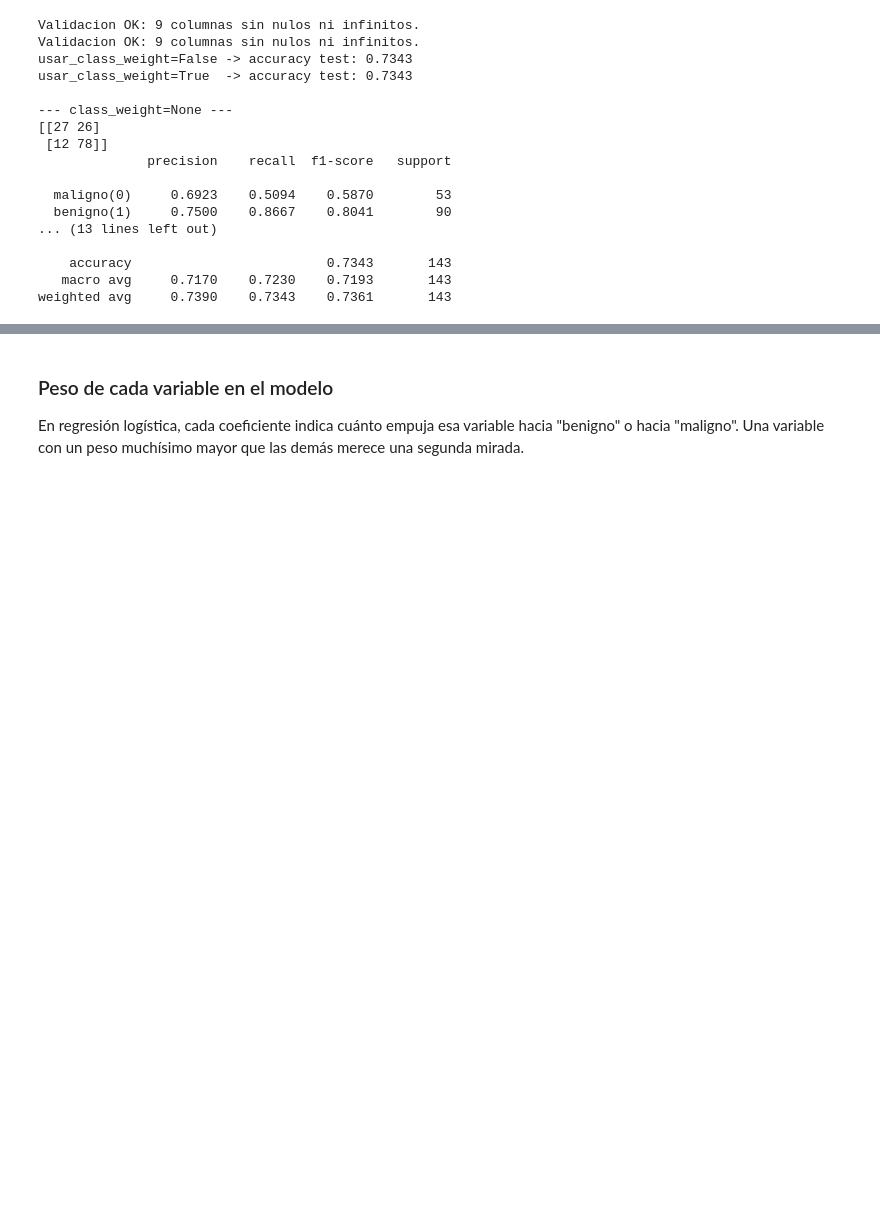
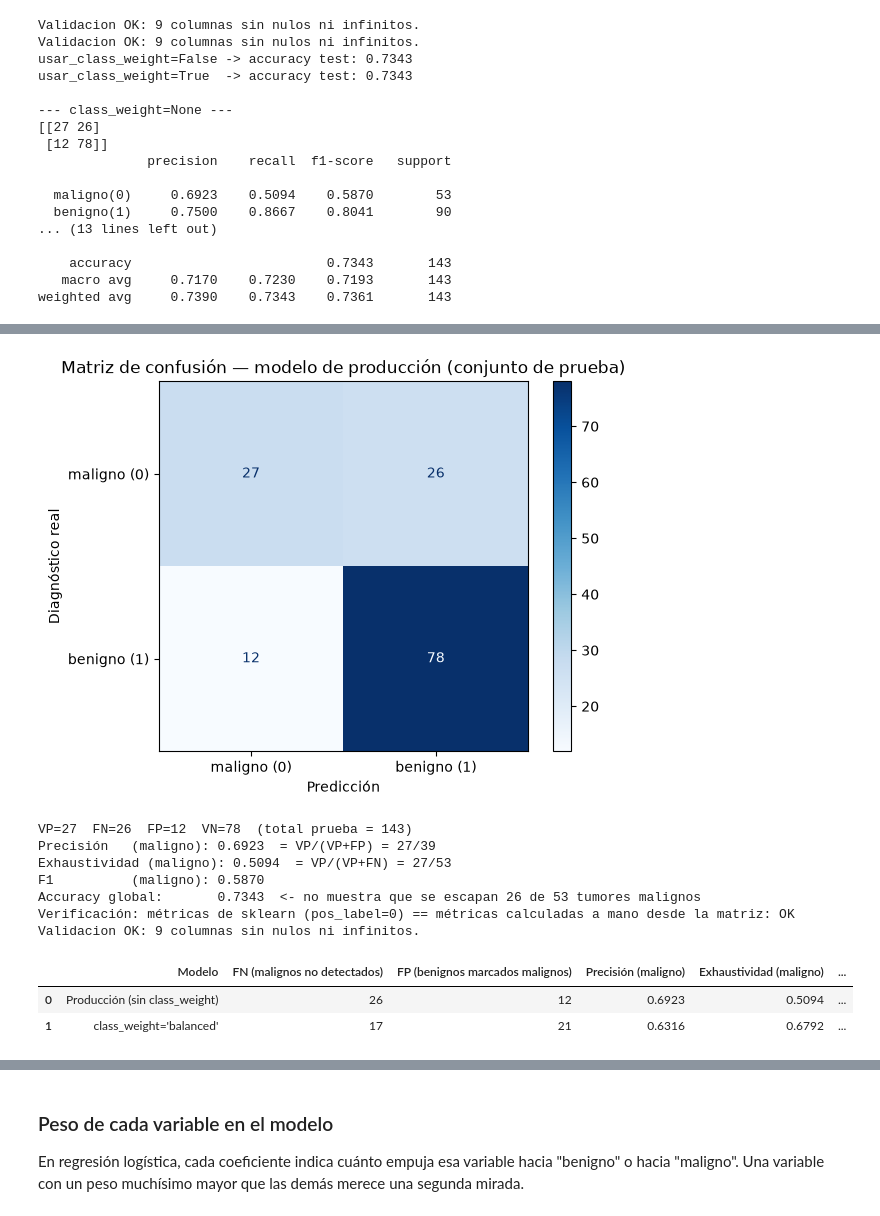
Before and after one commit to mikecrv2019-bit/MAESTRIA-IA, a Jupyter notebook: App_Diagnostico_Biopsias_Mama.ipynb, the cells around one changed output, grey strips where cells are left out. Cells and saved outputs as stored; diff of their text form; code cells hidden in the pictures; blank space fills up the shorter version.

```diff
--- a/App_Diagnostico_Biopsias_Mama.ipynb
+++ b/App_Diagnostico_Biopsias_Mama.ipynb
@@ -397,0 +404,68 @@ weighted avg     0.7390    0.7343    0.7361       143
+# %%
+from sklearn.metrics import (confusion_matrix, ConfusionMatrixDisplay,
+                             precision_score, recall_score, f1_score)
+
+ETIQUETA_MALIGNO = 0  # 0 = maligno, 1 = benigno (ver cargar_datos)
+
+X_eval = df_features[COLUMNAS_PREDICTORAS]
+y_eval = df_features['diagnostico']
+_, X_test_eval, _, y_test_eval = train_test_split(
+    X_eval, y_eval, test_size=0.25, random_state=RANDOM_STATE, stratify=y_eval
+)
+y_pred_eval = modelo.predict(X_test_eval)
+
+# Filas = clase real, columnas = clase predicha; orden [maligno, benigno]
+cm = confusion_matrix(y_test_eval, y_pred_eval, labels=[0, 1])
+ConfusionMatrixDisplay(cm, display_labels=['maligno (0)', 'benigno (1)']).plot(cmap='Blues', values_format='d')
+plt.title('Matriz de confusión — modelo de producción (conjunto de prueba)')
+plt.xlabel('Predicción')
+plt.ylabel('Diagnóstico real')
+plt.show()
+
+precision_m = precision_score(y_test_eval, y_pred_eval, pos_label=ETIQUETA_MALIGNO)
+recall_m = recall_score(y_test_eval, y_pred_eval, pos_label=ETIQUETA_MALIGNO)
+f1_m = f1_score(y_test_eval, y_pred_eval, pos_label=ETIQUETA_MALIGNO)
+
+# Verificación cruzada: las mismas métricas calculadas a mano desde la matriz
+vp = cm[0, 0]  # maligno real, predicho maligno   (verdadero positivo)
+fn = cm[0, 1]  # maligno real, predicho benigno   (falso negativo: el error grave)
+fp = cm[1, 0]  # benigno real, predicho maligno   (falso positivo)
+vn = cm[1, 1]  # benigno real, predicho benigno   (verdadero negativo)
+precision_manual = vp / (vp + fp)
+recall_manual = vp / (vp + fn)
+f1_manual = 2 * precision_manual * recall_manual / (precision_manual + recall_manual)
+assert np.isclose(precision_m, precision_manual)
+assert np.isclose(recall_m, recall_manual)
+assert np.isclose(f1_m, f1_manual)
+
+print(f"VP={vp}  FN={fn}  FP={fp}  VN={vn}  (total prueba = {cm.sum()})")
+print(f"Precisión   (maligno): {precision_m:.4f}  = VP/(VP+FP) = {vp}/{vp + fp}")
+print(f"Exhaustividad (maligno): {recall_m:.4f}  = VP/(VP+FN) = {vp}/{vp + fn}")
+print(f"F1          (maligno): {f1_m:.4f}")
+print(f"Accuracy global:       {(vp + vn) / cm.sum():.4f}  <- no muestra que se escapan {fn} de {vp + fn} tumores malignos")
+print("Verificación: métricas de sklearn (pos_label=0) == métricas calculadas a mano desde la matriz: OK")
+
+# Misma evaluación para la variante con class_weight='balanced' (sección 6.2), para comparar el trade-off
+modelo_balanceado, _, _ = entrenar_modelo(df_features, usar_class_weight=True)
+y_pred_bal = modelo_balanceado.predict(X_test_eval)
+resumen = pd.DataFrame({
+    'Modelo': ['Producción (sin class_weight)', "class_weight='balanced'"],
+    'FN (malignos no detectados)': [confusion_matrix(y_test_eval, p, labels=[0, 1])[0, 1] for p in (y_pred_eval, y_pred_bal)],
+    'FP (benignos marcados malignos)': [confusion_matrix(y_test_eval, p, labels=[0, 1])[1, 0] for p in (y_pred_eval, y_pred_bal)],
+    'Precisión (maligno)': [precision_score(y_test_eval, p, pos_label=0) for p in (y_pred_eval, y_pred_bal)],
+    'Exhaustividad (maligno)': [recall_score(y_test_eval, p, pos_label=0) for p in (y_pred_eval, y_pred_bal)],
+    'F1 (maligno)': [f1_score(y_test_eval, p, pos_label=0) for p in (y_pred_eval, y_pred_bal)],
+}).round(4)
+resumen
+# %% [output]
+[figure, added]
+VP=27  FN=26  FP=12  VN=78  (total prueba = 143)
+Precisión   (maligno): 0.6923  = VP/(VP+FP) = 27/39
+Exhaustividad (maligno): 0.5094  = VP/(VP+FN) = 27/53
+F1          (maligno): 0.5870
+Accuracy global:       0.7343  <- no muestra que se escapan 26 de 53 tumores malignos
+Verificación: métricas de sklearn (pos_label=0) == métricas calculadas a mano desde la matriz: OK
+Validacion OK: 9 columnas sin nulos ni infinitos.
+|  | Modelo | FN (malignos no detectados) | FP (benignos marcados malignos) | Precisión (maligno) | Exhaustividad (maligno) | ... |
+| 0 | Producción (sin class_weight) | 26 | 12 | 0.6923 | 0.5094 | ... |
+| 1 | class_weight='balanced' | 17 | 21 | 0.6316 | 0.6792 | ... |
```
Also changed, not shown: parts of 2 cells of this notebook.
